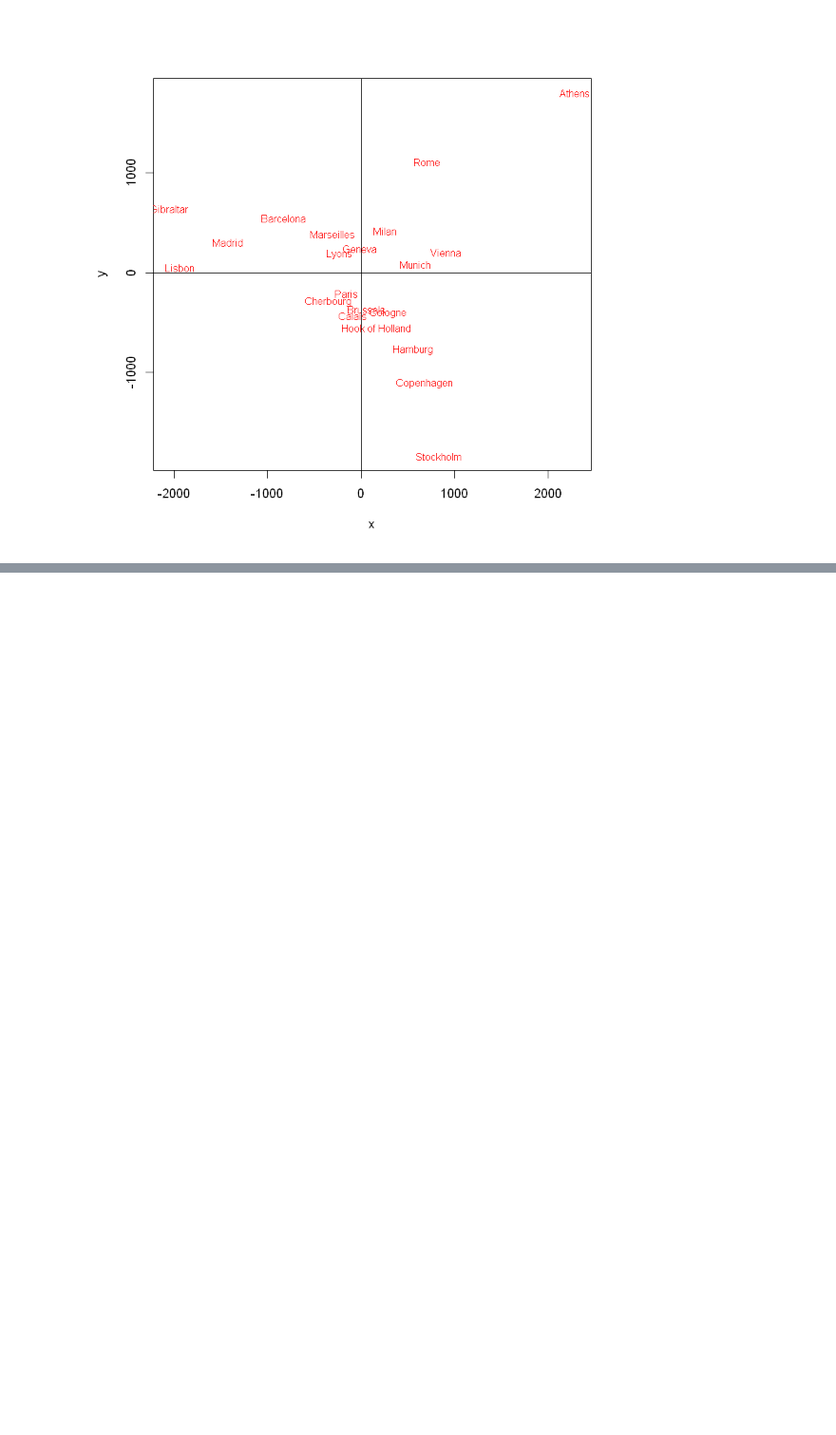
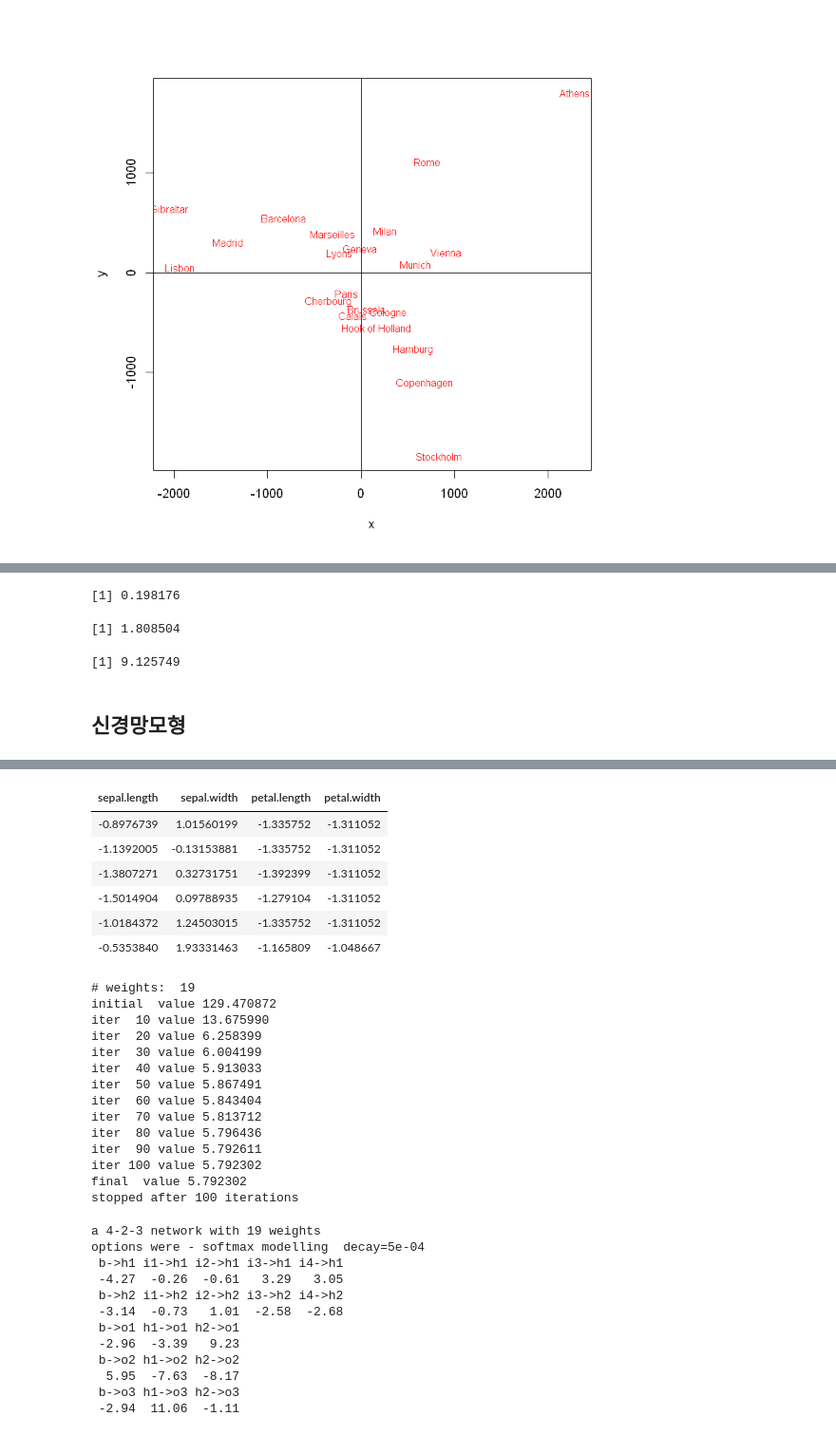
Before and after one commit to junpil-an/codeup, a Jupyter notebook: adsp.ipynb, the cells around one changed output, grey strips where cells are left out. Shown at 95% size. Drawn from its saved outputs; the diff is of its cells as text; code cells hidden in the pictures; blank space fills up the shorter version.

```diff
--- a/adsp.ipynb
+++ b/adsp.ipynb
@@ -485,0 +487,11 @@ abline(v=0,h=0)
+# %%
+#단순선형회귀식
+
+x<-c(27.2,27.7,28.3,28.4,29.9) #온도
+male<-c(2,17,26,19,27)         #수컷 수
+female<-c(25,7,4,8,1)          #암컷 수
+total=male+female              #합계
+pmale<-male/total              #수컷 비율
+
+z<-lm(pmale~x)
+summary(z)
@@ -485,0 +572,31 @@ abline(v=0,h=0)
+# %%
+exp(-61.3183)*exp(2.2111*27)
+
+exp(-61.3183)*exp(2.2111*28)
+
+exp(2.2111)
+
+#관측값 예측값 간의 차이 / 잔차의 제곱합을 최소로 하는 최소제곱법에 의해 추정
+#로짓변환 값 종속변수, 온도 독립변수/
+#로지스틱회귀는 최대우도추정법을 사용
+# %% [output]
+[1] 0.198176
+[1] 1.808504
+[1] 9.125749
+# %% [markdown]
+## 신경망모형
+# %%
+colnames(iris)<-tolower(colnames(iris))
+install.packages('nnet')
+library(nnet)
+data<-iris
+Scale<-data.frame(lapply(data[,1:4],function(x) scale(x)))
+head(Scale)
+Scale$species<-data$species
+index<-sample(1:nrow(Scale),round(0.75*nrow(Scale)),replace = FALSE)
+train<-Scale[index,]
+test<-Scale[-index,]
+model<-nnet(species~.,size=2,decay=5e-04,data=train)
+
+summary(model)
+# %% [output]
@@ -485,0 +605,33 @@ abline(v=0,h=0)
+| sepal.length | sepal.width | petal.length | petal.width |
+| -0.8976739 | 1.01560199 | -1.335752 | -1.311052 |
+| -1.1392005 | -0.13153881 | -1.335752 | -1.311052 |
+| -1.3807271 | 0.32731751 | -1.392399 | -1.311052 |
+| -1.5014904 | 0.09788935 | -1.279104 | -1.311052 |
+| -1.0184372 | 1.24503015 | -1.335752 | -1.311052 |
+| -0.5353840 | 1.93331463 | -1.165809 | -1.048667 |
+# weights:  19
+initial  value 129.470872
+iter  10 value 13.675990
+iter  20 value 6.258399
+iter  30 value 6.004199
+iter  40 value 5.913033
+iter  50 value 5.867491
+iter  60 value 5.843404
+iter  70 value 5.813712
+iter  80 value 5.796436
+iter  90 value 5.792611
+iter 100 value 5.792302
+final  value 5.792302
+stopped after 100 iterations
+a 4-2-3 network with 19 weights
+options were - softmax modelling  decay=5e-04
+ b->h1 i1->h1 i2->h1 i3->h1 i4->h1
+ -4.27  -0.26  -0.61   3.29   3.05
+ b->h2 i1->h2 i2->h2 i3->h2 i4->h2
+ -3.14  -0.73   1.01  -2.58  -2.68
+ b->o1 h1->o1 h2->o1
+ -2.96  -3.39   9.23
+ b->o2 h1->o2 h2->o2
+  5.95  -7.63  -8.17
+ b->o3 h1->o3 h2->o3
+ -2.94  11.06  -1.11
```
Also changed, not shown: parts of 10 cells of this notebook.
